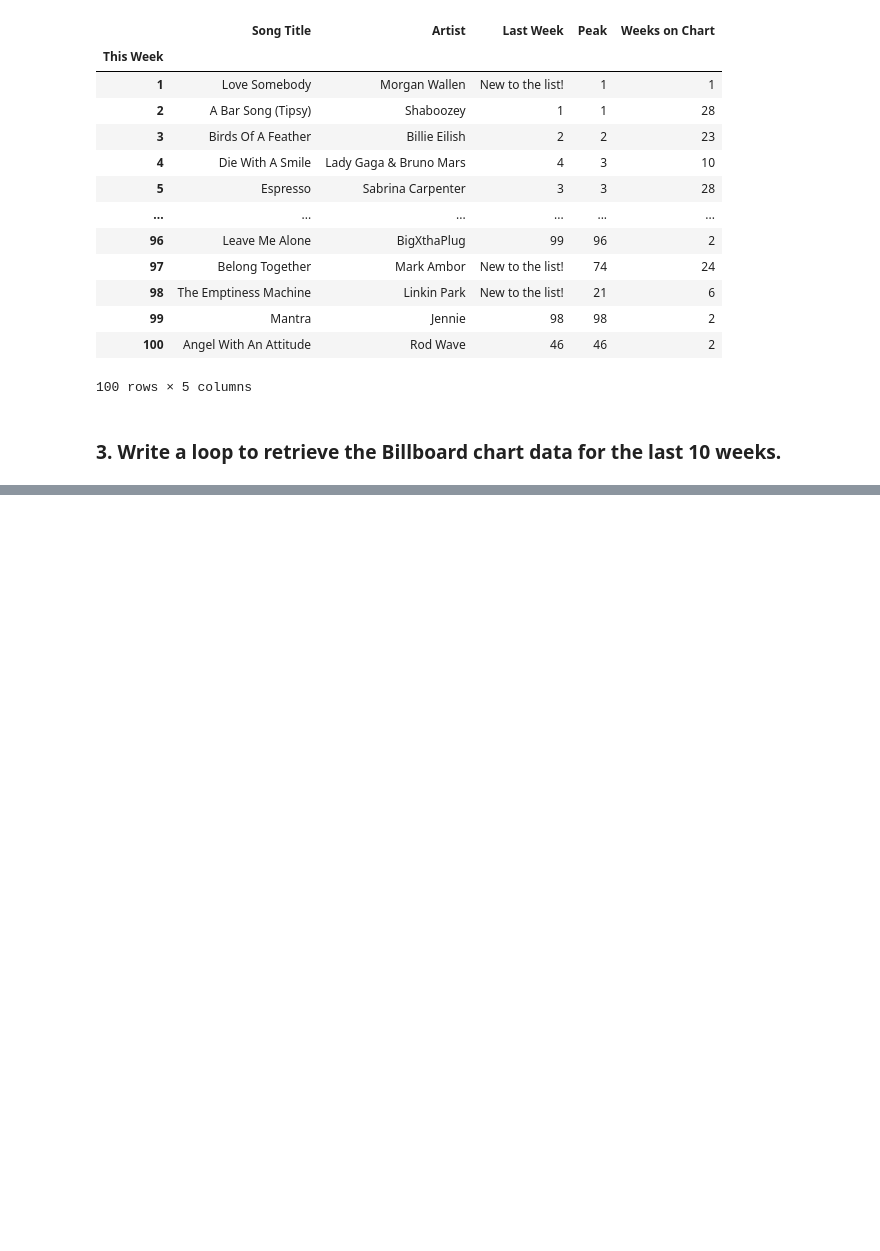
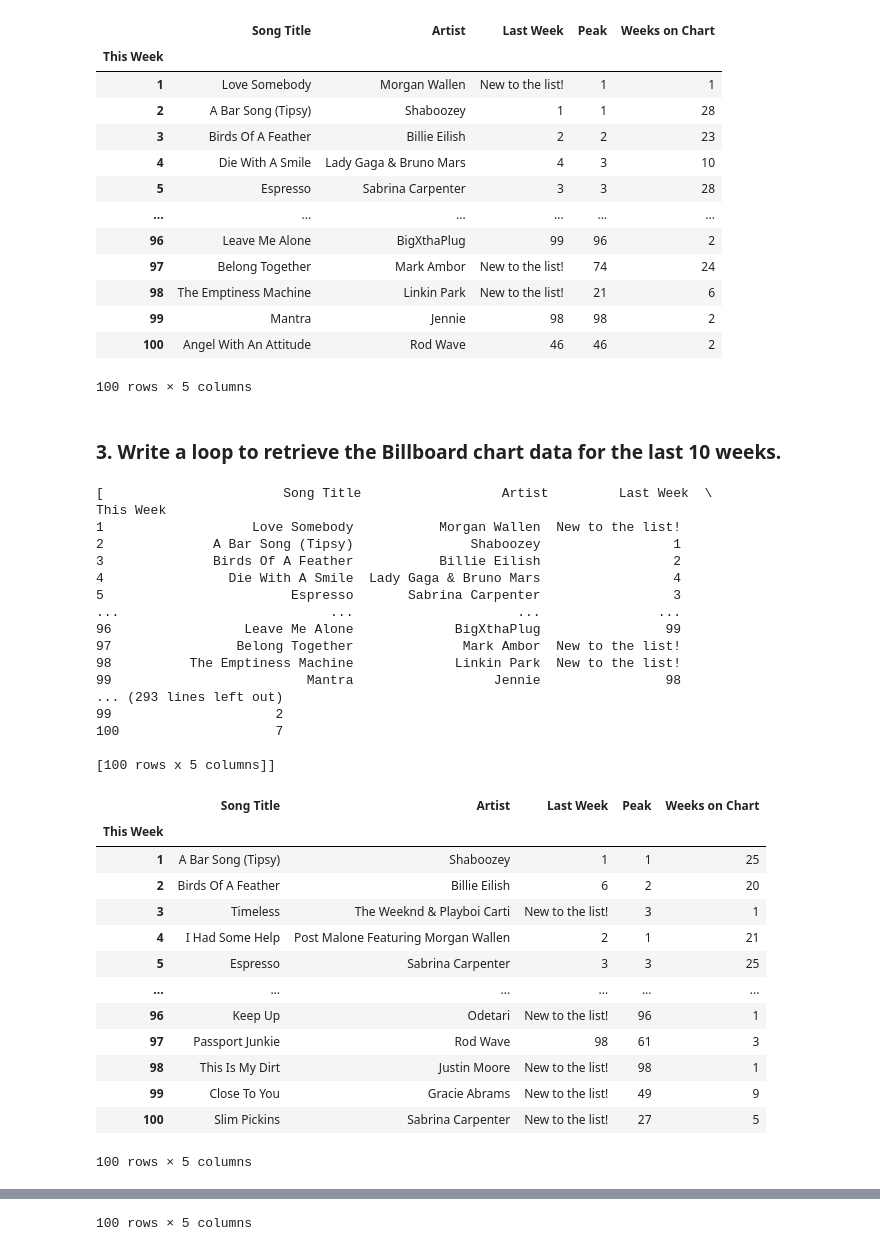
Before and after one commit to nss-data-science-cohort-8/webscraping-DrewRichard7, a Jupyter notebook: webscraping_practice.ipynb, the cells around one changed output, grey strips where cells are left out. Cells and saved outputs as stored; diff of their text form; code cells hidden in the pictures; blank space fills up the shorter version.

```diff
--- a/webscraping_practice.ipynb
+++ b/webscraping_practice.ipynb
@@ -281,3 +282,49 @@ get_billboard_chart()
 100 rows × 5 columns
 # %% [markdown]
 ### 3. Write a loop to retrieve the Billboard chart data for the last 10 weeks.
+# %%
+# Get today's date
+today = datetime.date.today()
+dfs = []
+# Iterate 10 weeks back
+for i in range(10):
+    # Calculate the date for the week
+    week_date = today - timedelta(weeks=i)
+    # Format the date as a string (e.g., YYYY-MM-DD)
+    date_string = week_date.strftime("%Y-%m-%d")
+    dfs.append(get_billboard_chart(date_string))
+print(dfs)
+display(dfs[3])
+display(dfs[8])
+# %% [output]
+[                       Song Title                  Artist         Last Week  \
+This Week
+1                   Love Somebody           Morgan Wallen  New to the list!
+2              A Bar Song (Tipsy)               Shaboozey                 1
+3              Birds Of A Feather           Billie Eilish                 2
+4                Die With A Smile  Lady Gaga & Bruno Mars                 4
+5                        Espresso       Sabrina Carpenter                 3
+...                           ...                     ...               ...
+96                 Leave Me Alone             BigXthaPlug                99
+97                Belong Together              Mark Ambor  New to the list!
+98          The Emptiness Machine             Linkin Park  New to the list!
+99                         Mantra                  Jennie                98
+... (293 lines left out)
+99                     2
+100                    7
+
+[100 rows x 5 columns]]
+|  | Song Title | Artist | Last Week | Peak | Weeks on Chart |
+| This Week |  |  |  |  |  |
+| 1 | A Bar Song (Tipsy) | Shaboozey | 1 | 1 | 25 |
+| 2 | Birds Of A Feather | Billie Eilish | 6 | 2 | 20 |
+| 3 | Timeless | The Weeknd & Playboi Carti | New to the list! | 3 | 1 |
+| 4 | I Had Some Help | Post Malone Featuring Morgan Wallen | 2 | 1 | 21 |
+| 5 | Espresso | Sabrina Carpenter | 3 | 3 | 25 |
+| ... | ... | ... | ... | ... | ... |
+| 96 | Keep Up | Odetari | New to the list! | 96 | 1 |
+| 97 | Passport Junkie | Rod Wave | 98 | 61 | 3 |
+| 98 | This Is My Dirt | Justin Moore | New to the list! | 98 | 1 |
+| 99 | Close To You | Gracie Abrams | New to the list! | 49 | 9 |
+| 100 | Slim Pickins | Sabrina Carpenter | New to the list! | 27 | 5 |
+100 rows × 5 columns
@@ -283,0 +344 @@ get_billboard_chart()
+100 rows × 5 columns
```
Also changed, not shown: parts of 4 cells of this notebook.
